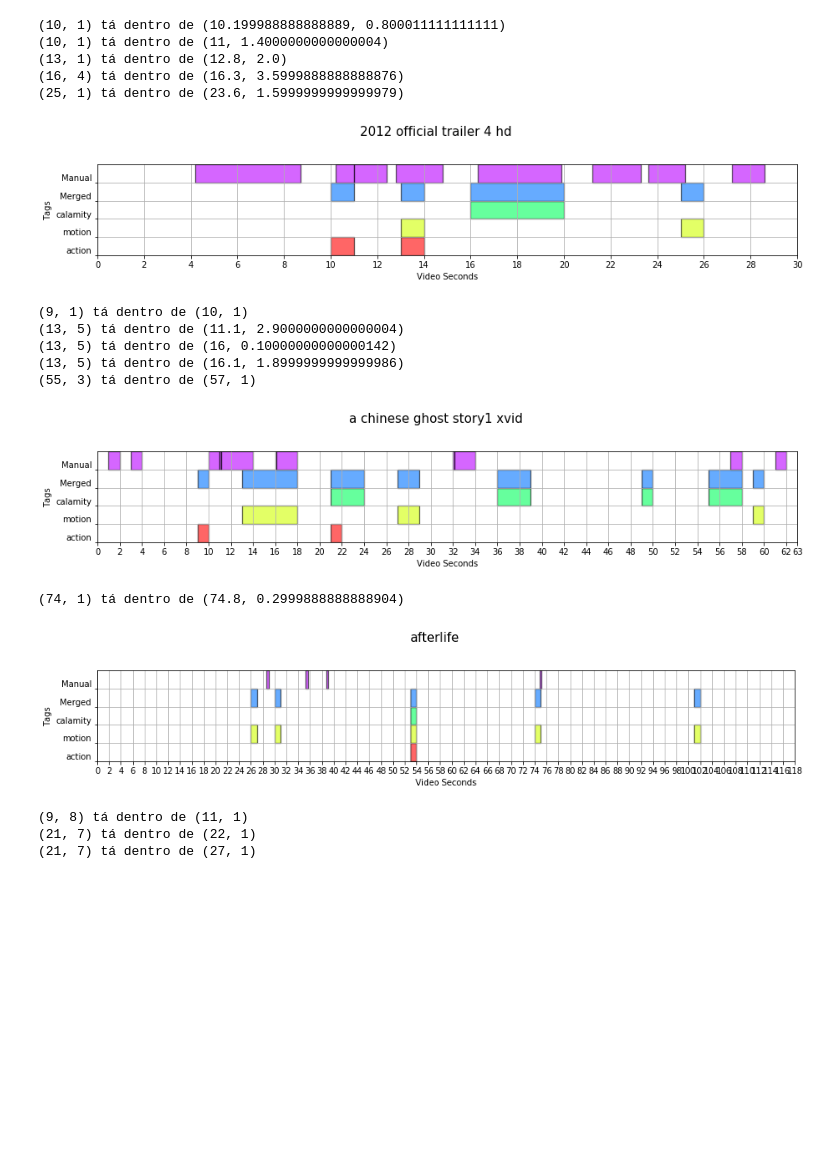
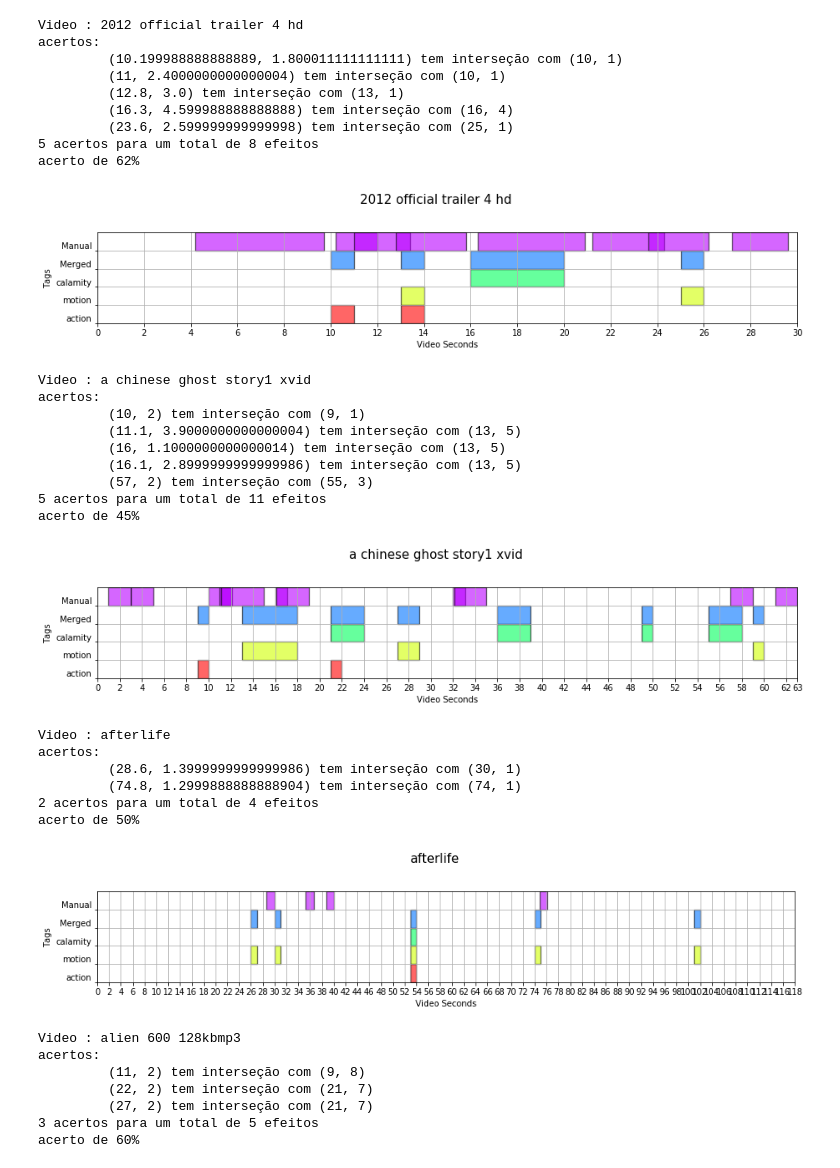
Before and after one commit to raphael-abreu/SteveML-Evaluation, a Jupyter notebook: nb.ipynb, the cells around one changed output. Saved outputs shown, nothing was run; the diff lists cells and outputs as text; code cells hidden in the pictures; blank space fills up the shorter version.

Commit message:
added adittional files to predict

```diff
--- a/nb.ipynb
+++ b/nb.ipynb
@@ -80,7 +80,7 @@ def plotConcepts(filename,detectedConcepts,predictions):
 
 
     # Setting labels for x-axis and y-axis
-    fig.suptitle(os.path.splitext(filename)[0], y=1.2,fontsize=15)
+    fig.suptitle(filename, y=1.2,fontsize=15)
     gnt.set_xlabel('Video Seconds')
     gnt.set_ylabel('Tags')
 
@@ -100,7 +100,11 @@ def plotConcepts(filename,detectedConcepts,predictions):
     inc = 0
     i = 0
     for concept in detectedConcepts:
-        gnt.broken_barh(predictions[concept], (inc, 10),facecolors =(cmap(i)),edgecolors=('black'),linewidth=1.3,alpha=0.6)
+        gnt.broken_barh(predictions[concept],
+                        (inc, 10),facecolors =(cmap(i)),
+                        edgecolors=('black'),
+                        linewidth=1.3,
+                        alpha=0.6)
         inc+=10
         i+=1
 
@@ -108,10 +112,16 @@ def plotConcepts(filename,detectedConcepts,predictions):
 # %%
 path = 'data/recognition/'
 
+acertos_por_arquivo = {}
+
 for filename in os.listdir(path):
+
     #filename = 'Pirates 600 128Kbmp3 1.json'
     with open(path+filename) as json_file:
         json_data = json.load(json_file)
+
+    filename = os.path.splitext(filename)[0]  # removendo extensão
+    print("Video : %s" % filename)
 
     with open('data/markupSEM.json') as json_file:
         markupSEM = json.load(json_file)
@@ -129,51 +139,74 @@ for filename in os.listdir(path):
 
     ## add merged predictions
     #create merged prediction : or's the 1's in each list into a single list
     mergedPrediction = mergeConcepts(*filter(None, [conceptDict[x] for x in detectedConcepts]))
     # Explanation:
     # [conceptDict[x] for x in detectedConcepts]  returns lists that are in detectedConcepts (i.e the lists  selected to show)
     # filter removes the lists that could be empty (i.e. the concept was  not found)
     # * unpacks the list into the arguments (which are also lists, but whatever...)
     # mergeConcepts merges the 1's of all the lists into a single
 
     ## add merged markup
     detectedConcepts.append('Merged')
     predictions['Merged'] = (findOcorrences(mergedPrediction))
 
 
     ## add manual markup (ground truth)
     detectedConcepts.append('Manual')
     predictions['Manual'] = []
-    for markup in markupSEM[os.path.splitext(filename)[0]]['VibrationType']:
+    for markup in markupSEM[filename]['VibrationType']:
         # converting time of end into duration of effects
-        markup[1] = (markup[1] - markup[0]) ## ATENÇÃO ADICIONA 1s A MAIS APÓS CADA FIM DE EFEITO. VEJA EXPLICAÇÃO NA CÉLULA ABAIXO
+        markup[1] = (markup[1] - markup[0]) +1 ## ATENÇÃO O +1 ADD 1s A MAIS APÓS CADA FIM DE EFEITO. VEJA EXPLICAÇÃO NA CÉLULA ABAIXO
         predictions['Manual'].append(tuple(markup))
 
+    print("acertos:")
+    hits = 0
     for markup in predictions['Manual']:
-
         inicio = markup[0]
         duracao = markup[1]
         for prediction in predictions['Merged']:
             if ((prediction[0] >= inicio and prediction[0] <= inicio+duracao) or (prediction[0] <= inicio and prediction[0]+prediction[1] >= inicio )):
-                print(prediction,"tá dentro de",markup)
+                print("\t",markup,"tem interseção com",prediction)
+                hits += 1
                 break
+    print("%d acertos para um total de %d efeitos" %(hits, len(predictions['Manual'])))
+    porcentagem_de_acertos = hits/len(predictions['Manual'])*100
+    acertos_por_arquivo[filename] = porcentagem_de_acertos
+    print("acerto de %d%%" %porcentagem_de_acertos)
 
     plotConcepts(filename,detectedConcepts,predictions)
 # %% [output]
-(10, 1) tá dentro de (10.199988888888889, 0.800011111111111)
-(10, 1) tá dentro de (11, 1.4000000000000004)
-(13, 1) tá dentro de (12.8, 2.0)
-(16, 4) tá dentro de (16.3, 3.5999888888888876)
-(25, 1) tá dentro de (23.6, 1.5999999999999979)
+Video : 2012 official trailer 4 hd
+acertos:
+         (10.199988888888889, 1.800011111111111) tem interseção com (10, 1)
+         (11, 2.4000000000000004) tem interseção com (10, 1)
+         (12.8, 3.0) tem interseção com (13, 1)
+         (16.3, 4.599988888888888) tem interseção com (16, 4)
+         (23.6, 2.599999999999998) tem interseção com (25, 1)
+5 acertos para um total de 8 efeitos
+acerto de 62%
-[figure, old version]
+[figure, new version]
-(9, 1) tá dentro de (10, 1)
-(13, 5) tá dentro de (11.1, 2.9000000000000004)
-(13, 5) tá dentro de (16, 0.10000000000000142)
-(13, 5) tá dentro de (16.1, 1.8999999999999986)
-(55, 3) tá dentro de (57, 1)
+Video : a chinese ghost story1 xvid
+acertos:
+         (10, 2) tem interseção com (9, 1)
+         (11.1, 3.9000000000000004) tem interseção com (13, 5)
+         (16, 1.1000000000000014) tem interseção com (13, 5)
+         (16.1, 2.8999999999999986) tem interseção com (13, 5)
+         (57, 2) tem interseção com (55, 3)
+5 acertos para um total de 11 efeitos
+acerto de 45%
-[figure, old version]
+[figure, new version]
-(74, 1) tá dentro de (74.8, 0.2999888888888904)
+Video : afterlife
+acertos:
+         (28.6, 1.3999999999999986) tem interseção com (30, 1)
+         (74.8, 1.2999888888888904) tem interseção com (74, 1)
+2 acertos para um total de 4 efeitos
+acerto de 50%
-[figure, old version]
+[figure, new version]
-(9, 8) tá dentro de (11, 1)
-(21, 7) tá dentro de (22, 1)
-(21, 7) tá dentro de (27, 1)
+Video : alien 600 128kbmp3
+acertos:
+         (11, 2) tem interseção com (9, 8)
+         (22, 2) tem interseção com (21, 7)
+         (27, 2) tem interseção com (21, 7)
+3 acertos para um total de 5 efeitos
+acerto de 60%
```
Also changed, not shown: parts of 4 cells of this notebook, 8 other files.
